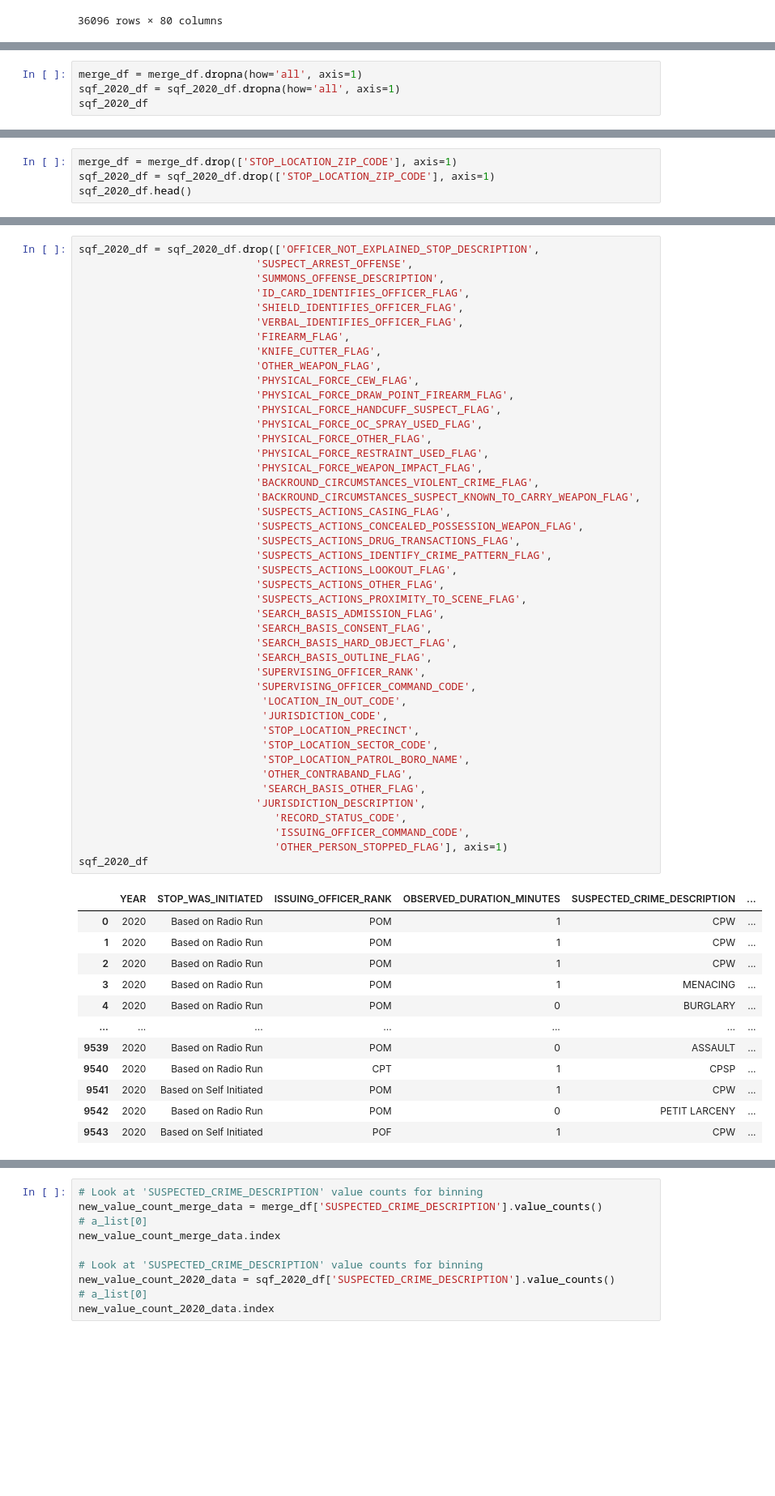
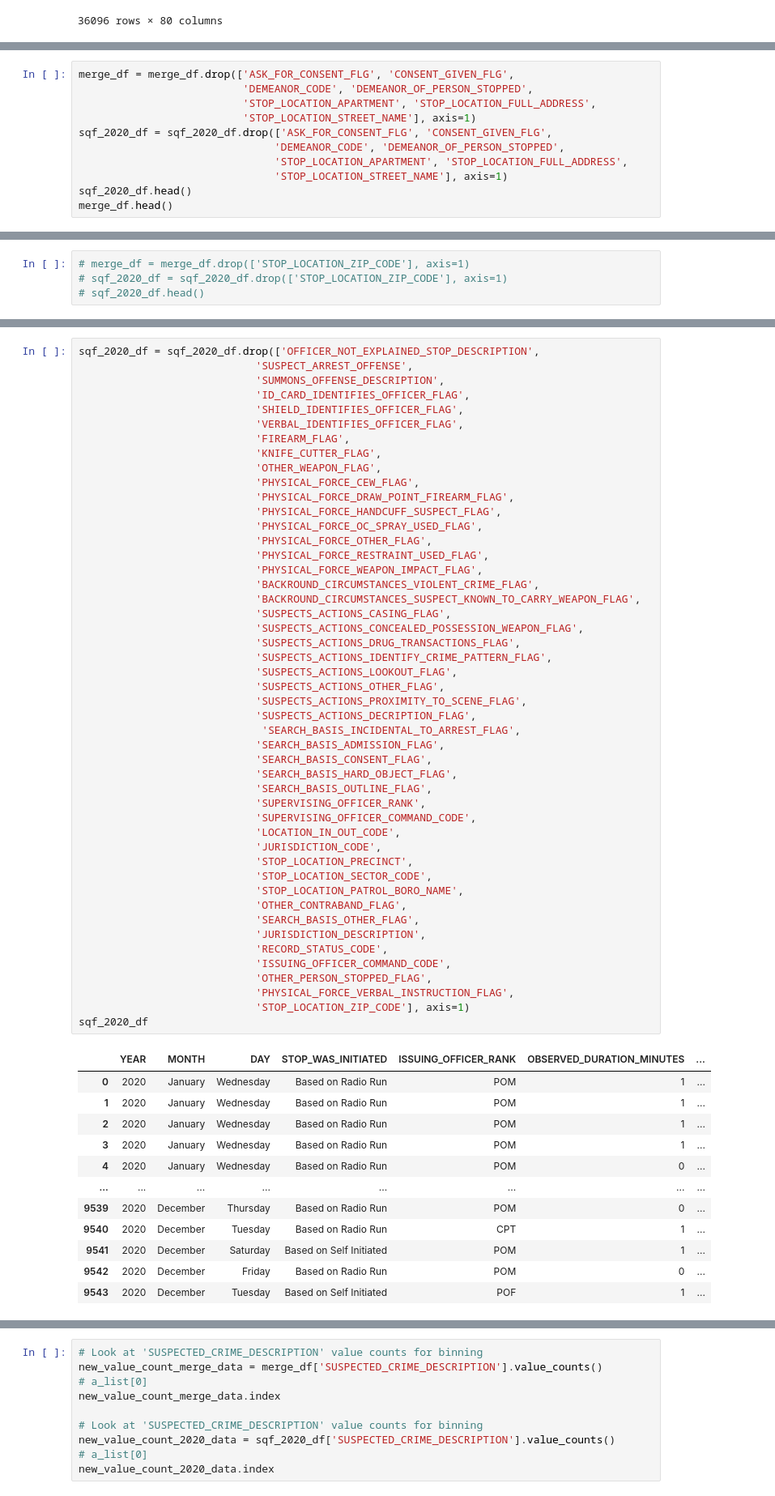
Before and after one commit to uzmabb182/data-detection-using-machine-learning, a Jupyter notebook: machine_learning_final_project/static/data_processing/sfq_summon_prediction.ipynb, the cells around one changed output, grey strips where cells are left out. Shown at 81% size. Drawn from its saved outputs; the diff is of its cells as text; blank space fills up the shorter version.

```diff
--- a/machine_learning_final_project/static/data_processing/sfq_summon_prediction.ipynb
+++ b/machine_learning_final_project/static/data_processing/sfq_summon_prediction.ipynb
@@ -627,4 +663,0 @@ sqf_2020_df
-# %%
-merge_df = merge_df.dropna(how='all', axis=1)
-sqf_2020_df = sqf_2020_df.dropna(how='all', axis=1)
-sqf_2020_df
@@ -664,3 +733,14 @@ Column STOP_LOCATION_ZIP_CODE has 0 null values
 Column STOP_LOCATION_PATROL_BORO_NAME has 0 null values
 Column STOP_LOCATION_BORO_NAME has 0 null values
 Column SECONDS has 0 null values
+# %%
+merge_df = merge_df.drop(['ASK_FOR_CONSENT_FLG', 'CONSENT_GIVEN_FLG',
+                          'DEMEANOR_CODE', 'DEMEANOR_OF_PERSON_STOPPED',
+                          'STOP_LOCATION_APARTMENT', 'STOP_LOCATION_FULL_ADDRESS',
+                          'STOP_LOCATION_STREET_NAME'], axis=1)
+sqf_2020_df = sqf_2020_df.drop(['ASK_FOR_CONSENT_FLG', 'CONSENT_GIVEN_FLG',
+                               'DEMEANOR_CODE', 'DEMEANOR_OF_PERSON_STOPPED',
+                               'STOP_LOCATION_APARTMENT', 'STOP_LOCATION_FULL_ADDRESS',
+                               'STOP_LOCATION_STREET_NAME'], axis=1)
+sqf_2020_df.head()
+merge_df.head()
@@ -737,4 +786,4 @@ Name: STOP_LOCATION_ZIP_CODE, Length: 36096, dtype: bool
 # %%
-merge_df = merge_df.drop(['STOP_LOCATION_ZIP_CODE'], axis=1)
-sqf_2020_df = sqf_2020_df.drop(['STOP_LOCATION_ZIP_CODE'], axis=1)
-sqf_2020_df.head()
+# merge_df = merge_df.drop(['STOP_LOCATION_ZIP_CODE'], axis=1)
+# sqf_2020_df = sqf_2020_df.drop(['STOP_LOCATION_ZIP_CODE'], axis=1)
+# sqf_2020_df.head()
@@ -812,52 +857,56 @@ sqf_2020_df = sqf_2020_df.drop(['OFFICER_NOT_EXPLAINED_STOP_DESCRIPTION',
                             'SHIELD_IDENTIFIES_OFFICER_FLAG',
                             'VERBAL_IDENTIFIES_OFFICER_FLAG',
                             'FIREARM_FLAG',
                             'KNIFE_CUTTER_FLAG',
                             'OTHER_WEAPON_FLAG',
                             'PHYSICAL_FORCE_CEW_FLAG',
                             'PHYSICAL_FORCE_DRAW_POINT_FIREARM_FLAG',
                             'PHYSICAL_FORCE_HANDCUFF_SUSPECT_FLAG',
                             'PHYSICAL_FORCE_OC_SPRAY_USED_FLAG',
                             'PHYSICAL_FORCE_OTHER_FLAG',
                             'PHYSICAL_FORCE_RESTRAINT_USED_FLAG',
                             'PHYSICAL_FORCE_WEAPON_IMPACT_FLAG',
                             'BACKROUND_CIRCUMSTANCES_VIOLENT_CRIME_FLAG',
                             'BACKROUND_CIRCUMSTANCES_SUSPECT_KNOWN_TO_CARRY_WEAPON_FLAG',
                             'SUSPECTS_ACTIONS_CASING_FLAG',
                             'SUSPECTS_ACTIONS_CONCEALED_POSSESSION_WEAPON_FLAG',
                             'SUSPECTS_ACTIONS_DRUG_TRANSACTIONS_FLAG',
                             'SUSPECTS_ACTIONS_IDENTIFY_CRIME_PATTERN_FLAG',
                             'SUSPECTS_ACTIONS_LOOKOUT_FLAG',
                             'SUSPECTS_ACTIONS_OTHER_FLAG',
                             'SUSPECTS_ACTIONS_PROXIMITY_TO_SCENE_FLAG',
+                            'SUSPECTS_ACTIONS_DECRIPTION_FLAG',
+                             'SEARCH_BASIS_INCIDENTAL_TO_ARREST_FLAG',
                             'SEARCH_BASIS_ADMISSION_FLAG',
                             'SEARCH_BASIS_CONSENT_FLAG',
                             'SEARCH_BASIS_HARD_OBJECT_FLAG',
                             'SEARCH_BASIS_OUTLINE_FLAG',
                             'SUPERVISING_OFFICER_RANK',
                             'SUPERVISING_OFFICER_COMMAND_CODE',
-                             'LOCATION_IN_OUT_CODE',
-                             'JURISDICTION_CODE',
-                             'STOP_LOCATION_PRECINCT',
-                             'STOP_LOCATION_SECTOR_CODE',
-                             'STOP_LOCATION_PATROL_BORO_NAME',
-                             'OTHER_CONTRABAND_FLAG',
-                             'SEARCH_BASIS_OTHER_FLAG',
+                            'LOCATION_IN_OUT_CODE',
+                            'JURISDICTION_CODE',
+                            'STOP_LOCATION_PRECINCT',
+                            'STOP_LOCATION_SECTOR_CODE',
+                            'STOP_LOCATION_PATROL_BORO_NAME',
+                            'OTHER_CONTRABAND_FLAG',
+                            'SEARCH_BASIS_OTHER_FLAG',
                             'JURISDICTION_DESCRIPTION',
-                               'RECORD_STATUS_CODE',
-                               'ISSUING_OFFICER_COMMAND_CODE',
-                               'OTHER_PERSON_STOPPED_FLAG'], axis=1)
+                            'RECORD_STATUS_CODE',
+                            'ISSUING_OFFICER_COMMAND_CODE',
+                            'OTHER_PERSON_STOPPED_FLAG',
+                            'PHYSICAL_FORCE_VERBAL_INSTRUCTION_FLAG',
+                            'STOP_LOCATION_ZIP_CODE'], axis=1)
 sqf_2020_df
 # %% [output]
-|  | YEAR | STOP_WAS_INITIATED | ISSUING_OFFICER_RANK | OBSERVED_DURATION_MINUTES | SUSPECTED_CRIME_DESCRIPTION | ... |
-| 0 | 2020 | Based on Radio Run | POM | 1 | CPW | ... |
-| 1 | 2020 | Based on Radio Run | POM | 1 | CPW | ... |
-| 2 | 2020 | Based on Radio Run | POM | 1 | CPW | ... |
-| 3 | 2020 | Based on Radio Run | POM | 1 | MENACING | ... |
-| 4 | 2020 | Based on Radio Run | POM | 0 | BURGLARY | ... |
-| ... | ... | ... | ... | ... | ... | ... |
-| 9539 | 2020 | Based on Radio Run | POM | 0 | ASSAULT | ... |
-| 9540 | 2020 | Based on Radio Run | CPT | 1 | CPSP | ... |
-| 9541 | 2020 | Based on Self Initiated | POM | 1 | CPW | ... |
-| 9542 | 2020 | Based on Radio Run | POM | 0 | PETIT LARCENY | ... |
-| 9543 | 2020 | Based on Self Initiated | POF | 1 | CPW | ... |
+|  | YEAR | MONTH | DAY | STOP_WAS_INITIATED | ISSUING_OFFICER_RANK | OBSERVED_DURATION_MINUTES | ... |
+| 0 | 2020 | January | Wednesday | Based on Radio Run | POM | 1 | ... |
+| 1 | 2020 | January | Wednesday | Based on Radio Run | POM | 1 | ... |
+| 2 | 2020 | January | Wednesday | Based on Radio Run | POM | 1 | ... |
+| 3 | 2020 | January | Wednesday | Based on Radio Run | POM | 1 | ... |
+| 4 | 2020 | January | Wednesday | Based on Radio Run | POM | 0 | ... |
+| ... | ... | ... | ... | ... | ... | ... | ... |
+| 9539 | 2020 | December | Thursday | Based on Radio Run | POM | 0 | ... |
+| 9540 | 2020 | December | Tuesday | Based on Radio Run | CPT | 1 | ... |
+| 9541 | 2020 | December | Saturday | Based on Self Initiated | POM | 1 | ... |
+| 9542 | 2020 | December | Friday | Based on Radio Run | POM | 0 | ... |
+| 9543 | 2020 | December | Tuesday | Based on Self Initiated | POF | 1 | ... |
```
Also changed, not shown: parts of 123 cells of this notebook, 7 other files.
